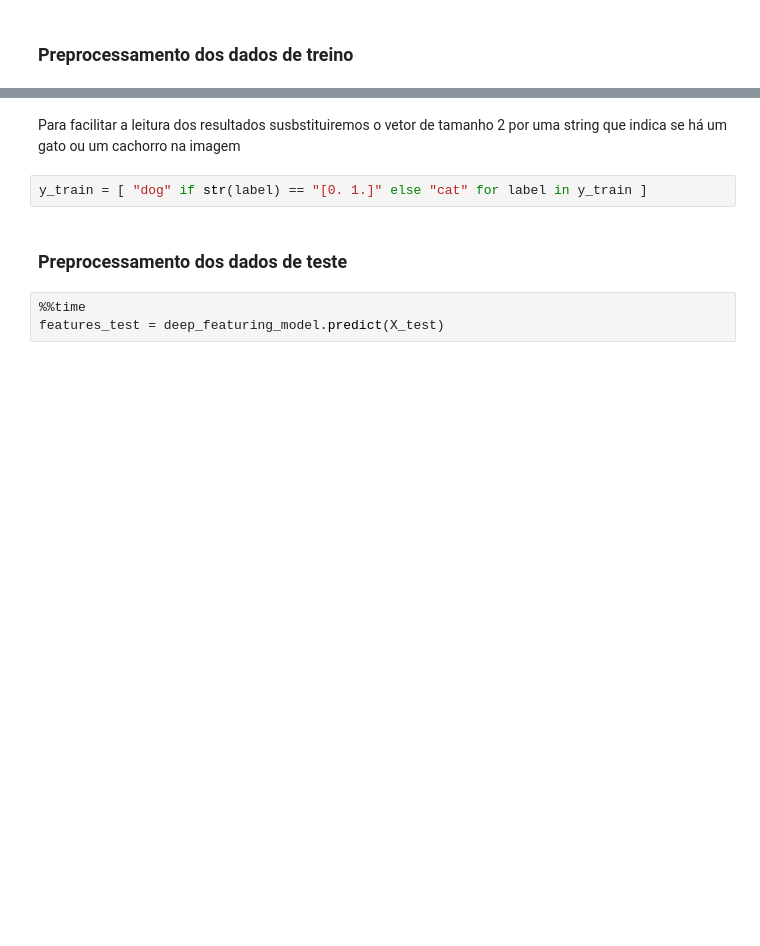
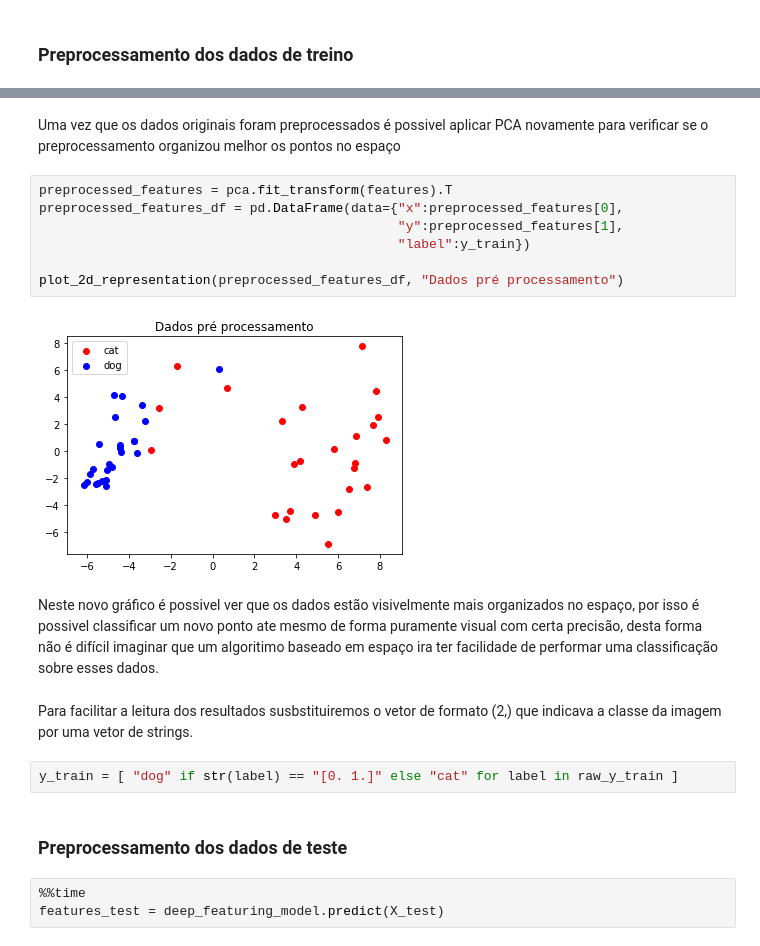
Before and after one commit to Lucasfrota/DeepKnn, a Jupyter notebook: DeepKnn - pt.ipynb, the cells around one changed output, grey strips where cells are left out. Cells and saved outputs as stored; diff of their text form; blank space fills up the shorter version.

```diff
--- a/DeepKnn - pt.ipynb
+++ b/DeepKnn - pt.ipynb
@@ -97,7 +148,20 @@ Wall time: 23.4 s
+# %% [markdown]
+Uma vez que os dados originais foram preprocessados é possivel aplicar PCA novamente para verificar se o preprocessamento organizou melhor os pontos no espaço
+# %%
+preprocessed_features = pca.fit_transform(features).T
+preprocessed_features_df = pd.DataFrame(data={"x":preprocessed_features[0],
+                                              "y":preprocessed_features[1],
+                                              "label":y_train})
+
+plot_2d_representation(preprocessed_features_df, "Dados pré processamento")
+# %% [output]
+[figure, added]
+# %% [markdown]
+Neste novo gráfico é possivel ver que os dados estão visivelmente mais organizados no espaço, por isso é possivel classificar um novo ponto ate mesmo de forma puramente visual com certa precisão, desta forma não é difícil imaginar que um algoritimo baseado em espaço ira ter facilidade de performar uma classificação sobre esses dados.
 # %% [markdown]
-Para facilitar a leitura dos resultados susbstituiremos o vetor de tamanho 2 por uma string que indica se há um gato ou um cachorro na imagem
+Para facilitar a leitura dos resultados susbstituiremos o vetor de formato (2,) que indicava a classe da imagem por uma vetor de strings.
 # %%
-y_train = [ "dog" if str(label) == "[0. 1.]" else "cat" for label in y_train ]
+y_train = [ "dog" if str(label) == "[0. 1.]" else "cat" for label in raw_y_train ]
 # %% [markdown]
 ### Preprocessamento dos dados de teste
 # %%
```
Also changed, not shown: parts of 50 cells of this notebook.
